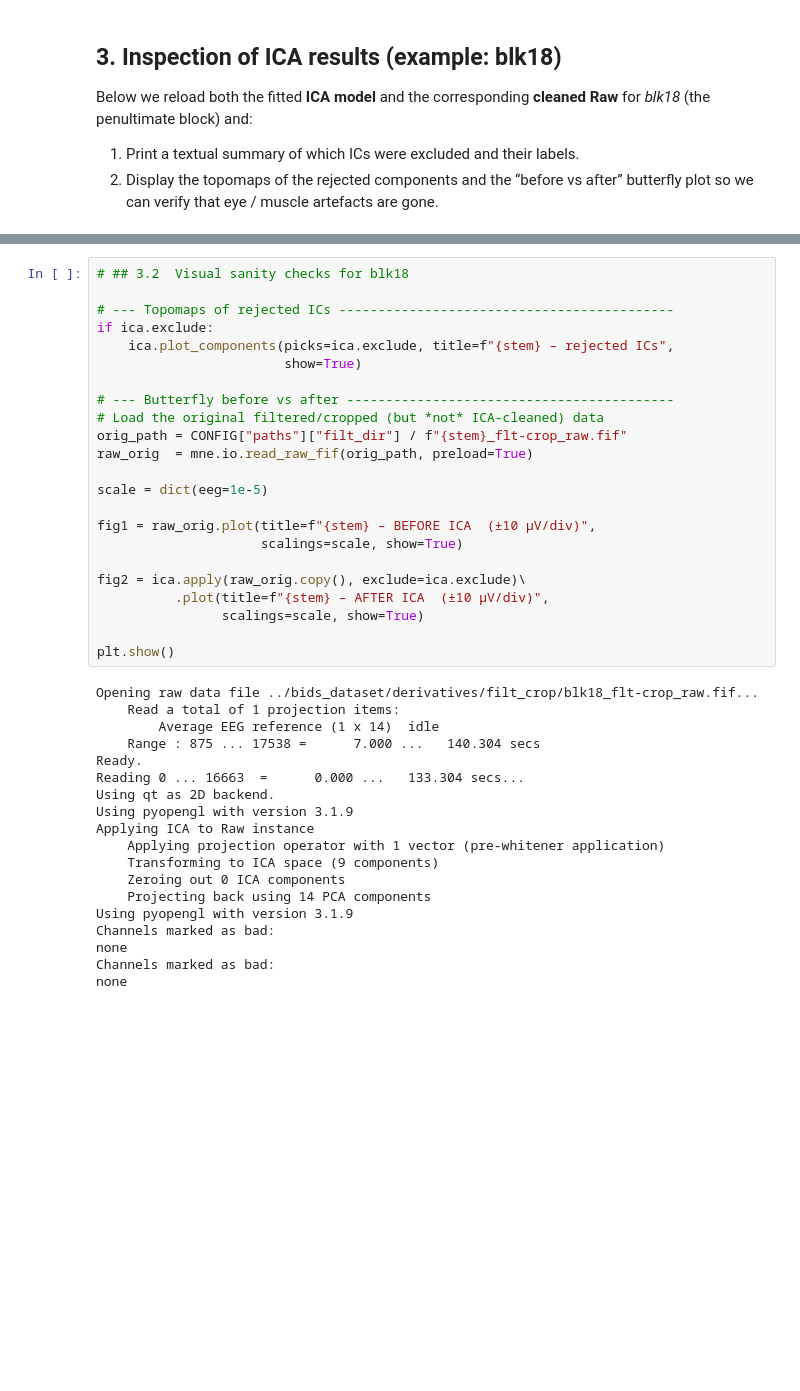
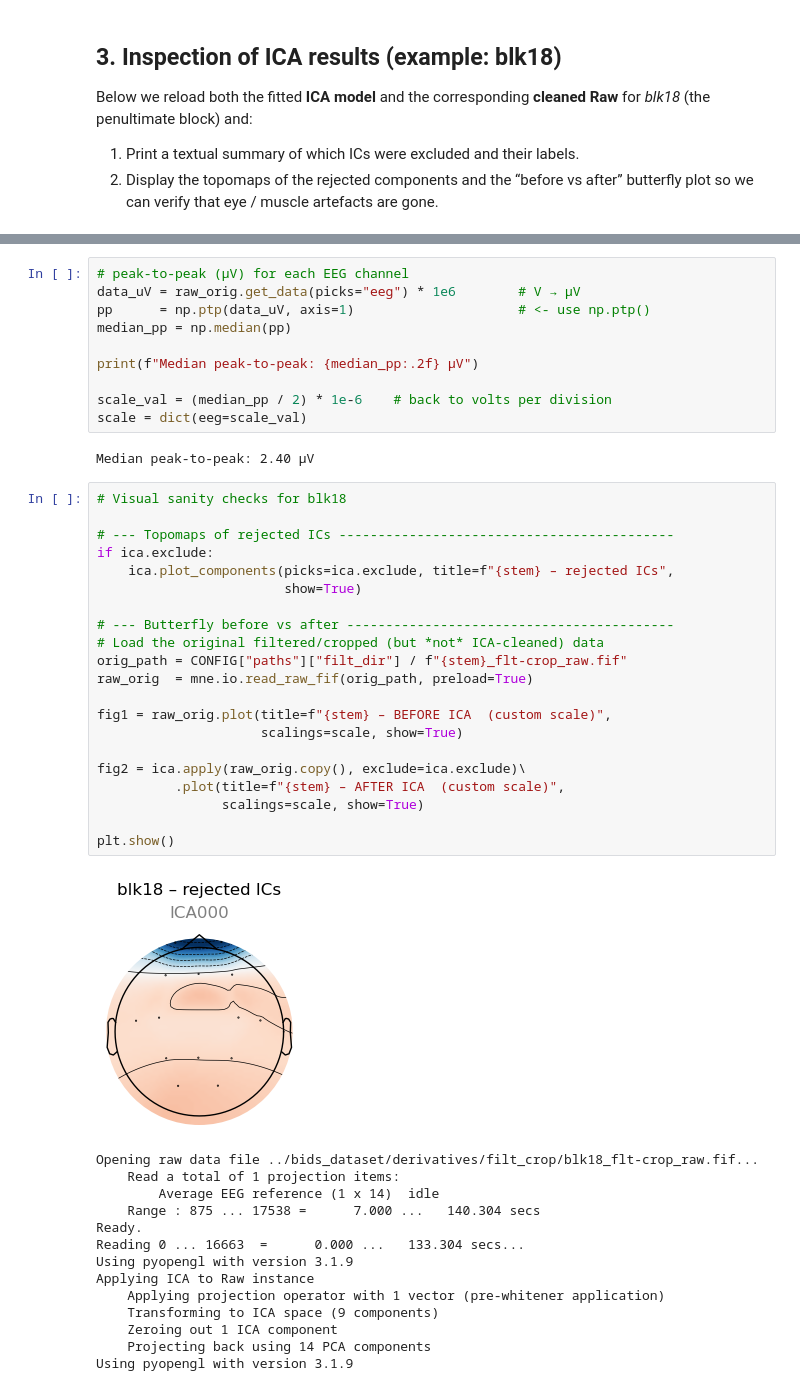
Before and after one commit to linalopes/creativity-in-vitro-eeg, a Jupyter notebook: notebooks/05_Lina_ica_wt_features.ipynb, the cells around one changed output, grey strips where cells are left out. Cells and saved outputs as stored; diff of their text form; blank space fills up the shorter version.

```diff
--- a/notebooks/05_Lina_ica_wt_features.ipynb
+++ b/notebooks/05_Lina_ica_wt_features.ipynb
@@ -451,44 +386,50 @@ Excluded IC indices : []
 ICLabel classes   : {'brain': [1, 2, 3, 4, 5, 6], 'muscle': [], 'eog': [0, 8], 'ecg': [], 'line_noise': [], 'ch_noise': [7], 'other': []}
 Cleaned Raw shape  : (15, 16664)  (n_ch × n_samples)
+# %%
+# peak-to-peak (µV) for each EEG channel
+data_uV = raw_orig.get_data(picks="eeg") * 1e6        # V → µV
+pp      = np.ptp(data_uV, axis=1)                     # <- use np.ptp()
+median_pp = np.median(pp)
+
+print(f"Median peak-to-peak: {median_pp:.2f} µV")
+
+scale_val = (median_pp / 2) * 1e-6    # back to volts per division
+scale = dict(eeg=scale_val)
+# %% [output]
+Median peak-to-peak: 2.40 µV
 # %%
-# ## 3.2  Visual sanity checks for blk18
+# Visual sanity checks for blk18
 
 # --- Topomaps of rejected ICs -------------------------------------------
 if ica.exclude:
     ica.plot_components(picks=ica.exclude, title=f"{stem} – rejected ICs",
                         show=True)
 
 # --- Butterfly before vs after ------------------------------------------
 # Load the original filtered/cropped (but *not* ICA-cleaned) data
 orig_path = CONFIG["paths"]["filt_dir"] / f"{stem}_flt-crop_raw.fif"
 raw_orig  = mne.io.read_raw_fif(orig_path, preload=True)
 
-scale = dict(eeg=1e-5)
-
-fig1 = raw_orig.plot(title=f"{stem} – BEFORE ICA  (±10 µV/div)",
+fig1 = raw_orig.plot(title=f"{stem} – BEFORE ICA  (custom scale)",
                      scalings=scale, show=True)
 
 fig2 = ica.apply(raw_orig.copy(), exclude=ica.exclude)\
-          .plot(title=f"{stem} – AFTER ICA  (±10 µV/div)",
+          .plot(title=f"{stem} – AFTER ICA  (custom scale)",
                 scalings=scale, show=True)
 
 plt.show()
 # %% [output]
+[figure, added]
 Opening raw data file ../bids_dataset/derivatives/filt_crop/blk18_flt-crop_raw.fif...
     Read a total of 1 projection items:
         Average EEG reference (1 x 14)  idle
     Range : 875 ... 17538 =      7.000 ...   140.304 secs
 Ready.
 Reading 0 ... 16663  =      0.000 ...   133.304 secs...
-Using qt as 2D backend.
 Using pyopengl with version 3.1.9
 Applying ICA to Raw instance
     Applying projection operator with 1 vector (pre-whitener application)
     Transforming to ICA space (9 components)
-    Zeroing out 0 ICA components
+    Zeroing out 1 ICA component
     Projecting back using 14 PCA components
 Using pyopengl with version 3.1.9
-Channels marked as bad:
-none
-Channels marked as bad:
-none
```
Also changed, not shown: parts of 6 cells of this notebook, 41 other files.
